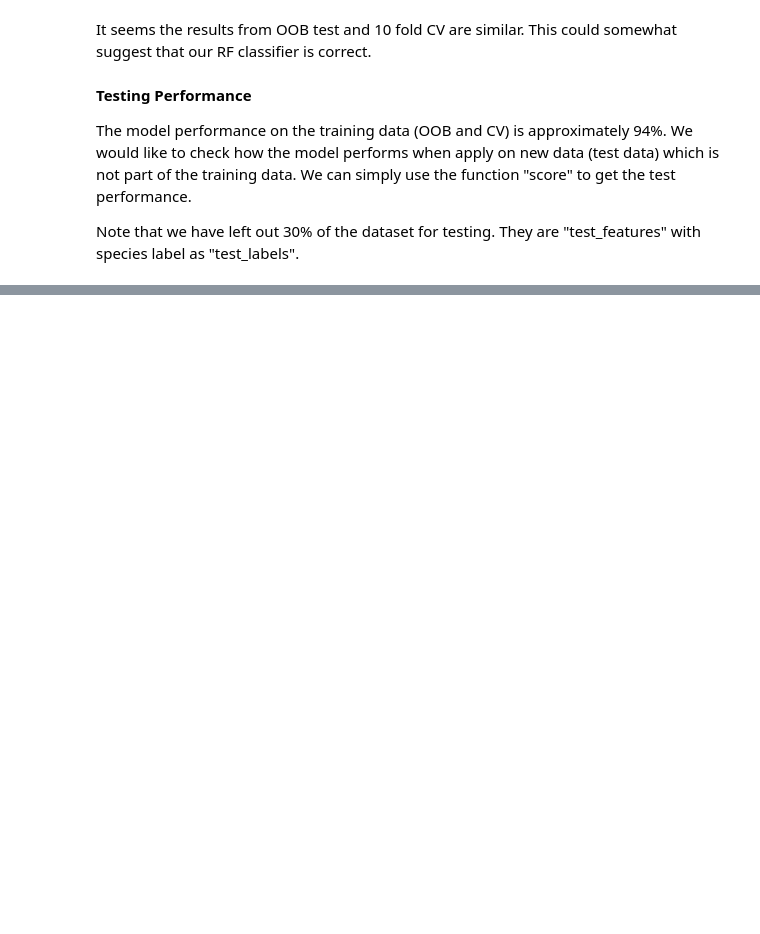
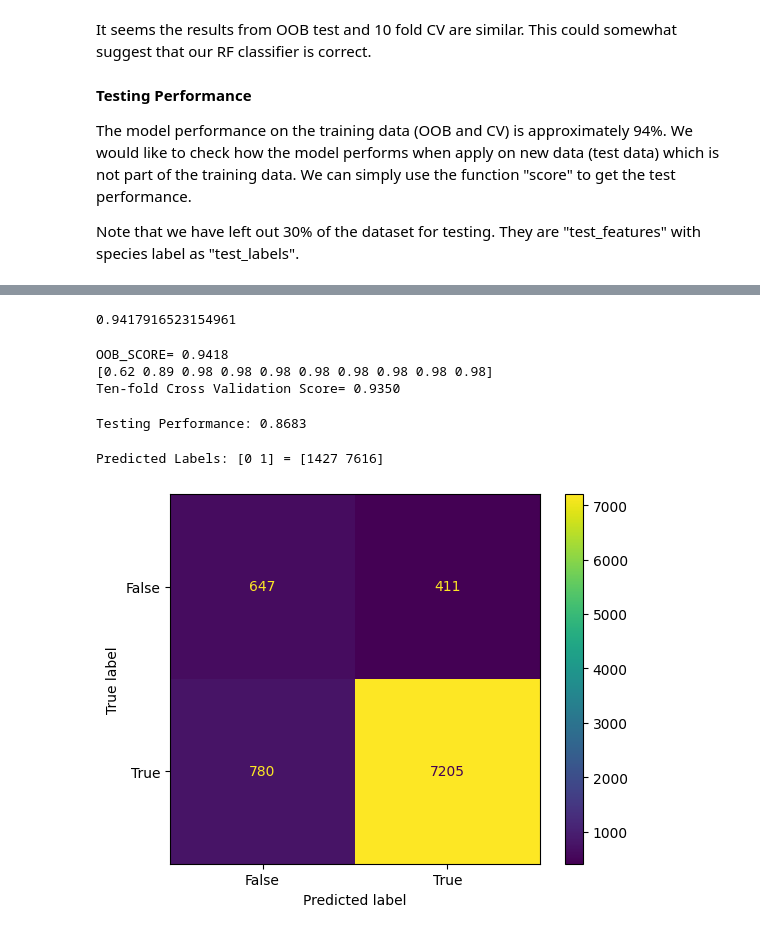
Before and after one commit to SamXu1018/DSA5101-Project, a Jupyter notebook: Random_Forest.ipynb, the cells around one changed output, grey strips where cells are left out. Drawn from its saved outputs; the diff is of its cells as text; code cells hidden in the pictures; blank space fills up the shorter version.

```diff
--- a/Random_Forest.ipynb
+++ b/Random_Forest.ipynb
@@ -153,0 +178,57 @@ weighted avg       0.88      0.85      0.86      9043
+# %%
+#creating X,Y train and test data
+x_train_1 = x_train.drop(columns=['default_no', 'month_dec', 'default_yes', 'month_sep',\
+                                 'job_student', 'job_housemaid', 'month_mar', 'job_retired',\
+                                 'job_entrepreneur', 'job_self-employed'])
+x_test_1 = x_test.drop(columns=['default_no', 'month_dec', 'default_yes', 'month_sep',\
+                               'job_student', 'job_housemaid', 'month_mar', 'job_retired',\
+                               'job_entrepreneur', 'job_self-employed'])
+# %%
+# Fit the model on training data
+rf1 = RandomForestClassifier (n_estimators=25, random_state=1, oob_score=True)
+rf1.fit(x_train_1, y_train)
+print(rf1.oob_score_)
+# Out-of-bag accuracy prediction
+# %% [output]
+0.9417916523154961
+# %%
+np.set_printoptions(formatter={'float': lambda x: "{0:0.2f}".format(x)})
+
+print ("OOB_SCORE=", "%.4f" % rf1.oob_score_)  # keep 4 decimal placce
+
+cv_score = cross_val_score(rf1, x_train_1, y_train, cv=10)
+print(cv_score)
+print ("Ten-fold Cross Validation Score=", "%.4f" % np.mean(cv_score))
+#average of 10 iterations
+# %% [output]
+OOB_SCORE= 0.9418
+[0.62 0.89 0.98 0.98 0.98 0.98 0.98 0.98 0.98 0.98]
+Ten-fold Cross Validation Score= 0.9350
+# %%
+### Get the prediction score
+test_score = rf1.score(x_test_1, y_test)
+# including to use rf to predict test data test_features and
+# comparison with ground truth test_labels
+
+print ("Testing Performance:", "%.4f" % test_score)
+
+# 0.8750 month_mar
+# %% [output]
+Testing Performance: 0.8683
+# %%
+### Get the predicted labels
+y_pred = rf1.predict(x_test_1)
+
+#We want to get how many examples in each class in test data
+count_prediction = np.unique(y_pred, return_counts=True)
+print('Predicted Labels:', count_prediction[0], "=", count_prediction[1])
+
+#Confusion Metrix
+confusion_matrix = metrics.confusion_matrix(y_test, y_pred)
+
+cm_display = metrics.ConfusionMatrixDisplay(confusion_matrix = confusion_matrix, display_labels = [False, True])
+cm_display.plot()
+plt.show()
+# %% [output]
+Predicted Labels: [0 1] = [1427 7616]
+[figure, added]
```
Also changed, not shown: parts of 14 cells of this notebook, 1 other file.
